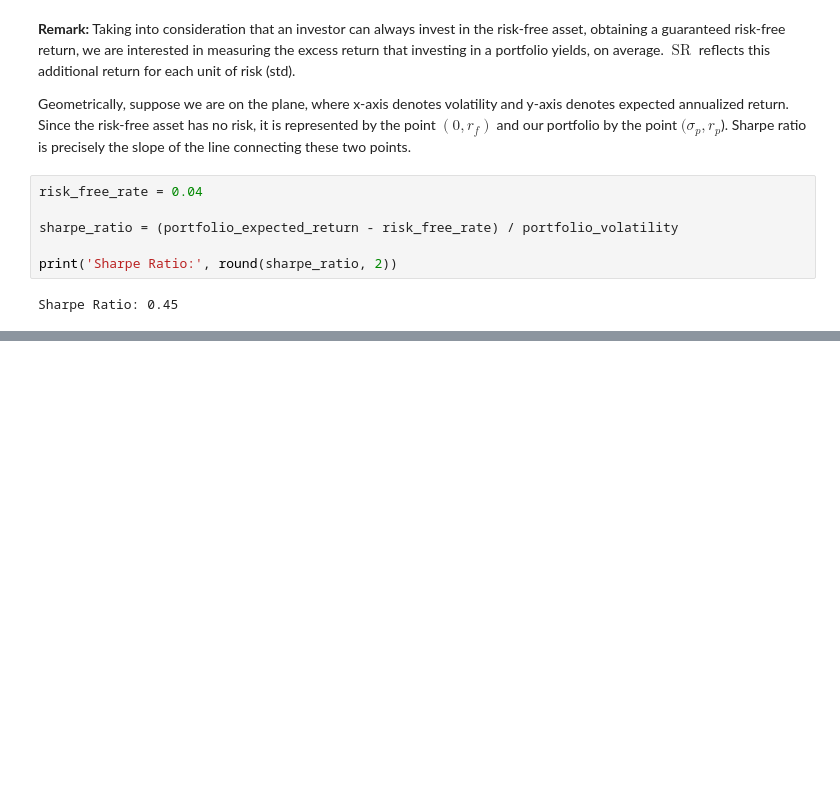
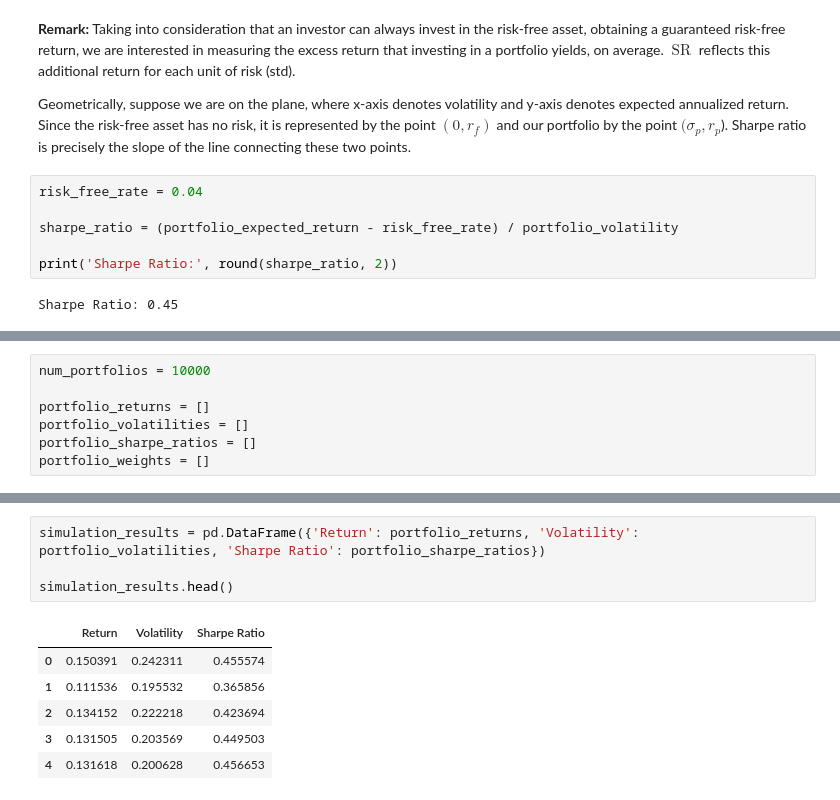
Before and after one commit to keramidasvasilis/data-analysis-projects, a Jupyter notebook: portfolio-optimization-risk-analysis/notebooks/portfolio_optimization_analysis.ipynb, the cells around one changed output, grey strips where cells are left out. Drawn from its saved outputs; the diff is of its cells as text; blank space fills up the shorter version.

```diff
--- a/portfolio-optimization-risk-analysis/notebooks/portfolio_optimization_analysis.ipynb
+++ b/portfolio-optimization-risk-analysis/notebooks/portfolio_optimization_analysis.ipynb
@@ -535,0 +544,7 @@ Sharpe Ratio: 0.45
+# %%
+num_portfolios = 10000
+
+portfolio_returns = []
+portfolio_volatilities = []
+portfolio_sharpe_ratios = []
+portfolio_weights = []
@@ -535,0 +569,11 @@ Sharpe Ratio: 0.45
+# %%
+simulation_results = pd.DataFrame({'Return': portfolio_returns, 'Volatility': portfolio_volatilities, 'Sharpe Ratio': portfolio_sharpe_ratios})
+
+simulation_results.head()
+# %% [output]
+|  | Return | Volatility | Sharpe Ratio |
+| 0 | 0.150391 | 0.242311 | 0.455574 |
+| 1 | 0.111536 | 0.195532 | 0.365856 |
+| 2 | 0.134152 | 0.222218 | 0.423694 |
+| 3 | 0.131505 | 0.203569 | 0.449503 |
+| 4 | 0.131618 | 0.200628 | 0.456653 |
```
Also changed, not shown: parts of 14 cells of this notebook.
